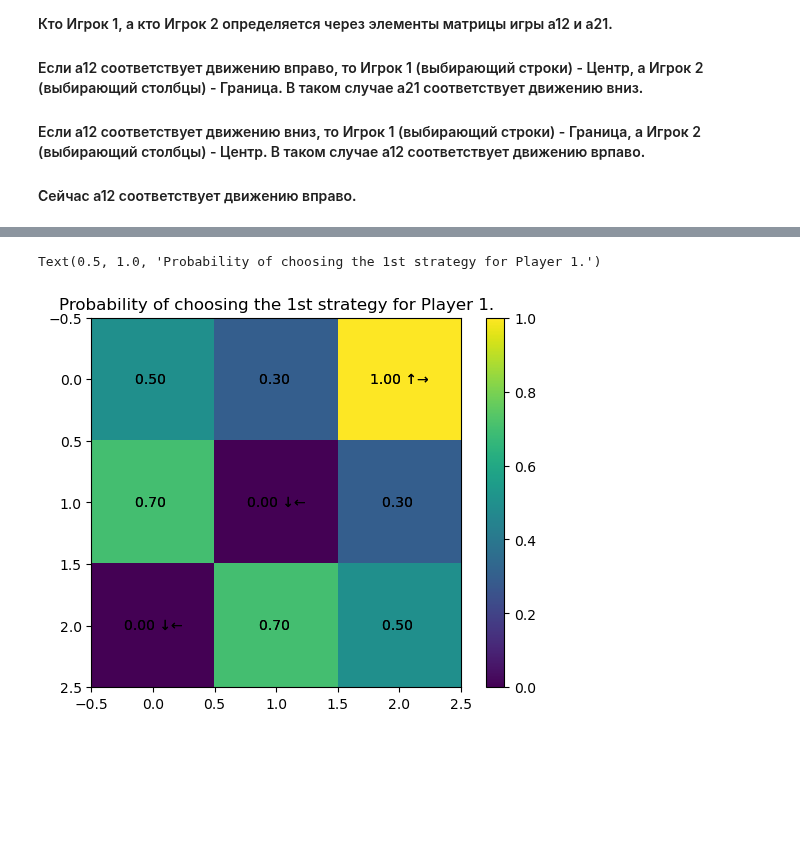
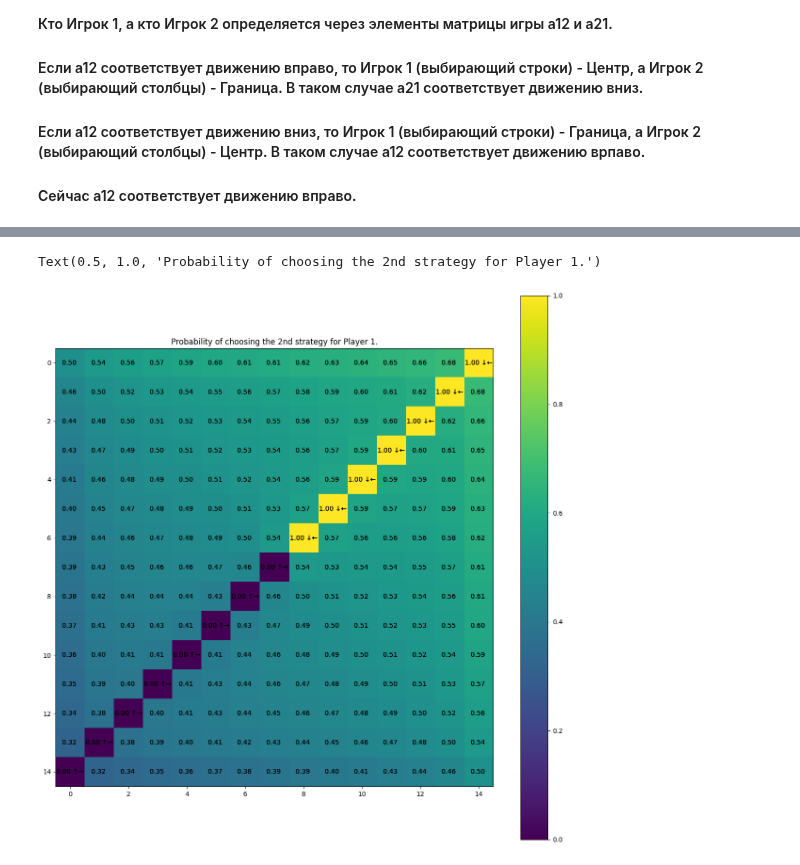
Before and after one commit to spells39/RWAnalyzer, a Jupyter notebook: src/GamePartition.ipynb, the cells around one changed output, grey strips where cells are left out. Saved outputs shown, nothing was run; the diff lists cells and outputs as text; code cells hidden in the pictures; blank space fills up the shorter version.

Commit message:
Game PvP solution is fixed. All is ok. 17x17 is saved

```diff
--- a/src/GamePartition.ipynb
+++ b/src/GamePartition.ipynb
@@ -3,7 +3,7 @@ import numpy as np
 from get_border_cases import get_border_cases
 import matplotlib.pyplot as plt
 # %%
-n = 5
+n = 17
 N = n - 1
 inner_n = n - 2
 border_cases = get_border_cases(N)
@@ -10,0 +31,3 @@ params = np.ones(inner_n ** 2)
+# %%
+game = np.array([[7, 3], [4, 5]])
+get_value(game.T), get_value(game)
@@ -148,3 +152,15 @@ def prepare_equations(w):
         eqs[i] = w[i] - v
 
     return tuple(eqs)
+# %%
+game = np.array([[2, 3], [4, 5]])
+game = np.array([[5, 4], [3, 2]])
+game = np.array([[4, 4], [3, 3]])
+res0 = np.max(np.min(game, axis=1))
+res1 = np.min(np.max(game, axis=0))
+print(game)
+print(game.flatten())
+print(res0, res1)
+res = res0
+index = next(i for i, _ in enumerate(game.flatten()) if np.isclose(_, res, rtol=1e-8, atol=1e-8))
+print(index, (1 - index // 2, 1 - index % 2))
@@ -160,6 +190,10 @@ def prepare_equations(w):
 # %%
 from scipy.optimize import fsolve
 
-starting_params = np.random.random(inner_n ** 2)
+#starting_params = np.random.random(inner_n ** 2) * (inner_n - 1) ** 2 * 0.68
+#starting_params = starting_params.reshape(inner_n, inner_n)
+#starting_params[1:-1, 1:-1] = np.array(vs).reshape(inner_n - 2, inner_n - 2)
+#starting_params = starting_params.flatten()
 #starting_params = np.ones(inner_n ** 2) * 3
-w_new = fsolve(prepare_equations, tuple(starting_params))
+w_new, _, _, message  = fsolve(prepare_equations, tuple(starting_params), full_output=True)
+print(message)
@@ -226,14 +337,15 @@ plt.title("Probability of choosing the 1st strategy for Player 1.")
 # %%
-plt.imshow(np.reshape(p1s, newshape=(inner_n, inner_n)))
+plt.figure(figsize=(15, 15))
+plt.imshow(1 - np.reshape(p1s, newshape=(inner_n, inner_n)))
 plt.colorbar()
-for (j, i), label in np.ndenumerate(np.reshape(p1s, newshape=(inner_n, inner_n))):
-    print_str_1 = "↑→" if np.isclose(label, 1) else ""
-    print_str_2 = "↓←" if np.isclose(label, 0) else ""
+for (j, i), label in np.ndenumerate(1 - np.reshape(p1s, newshape=(inner_n, inner_n))):
+    print_str_1 = "↓←" if np.isclose(label, 1) else ""
+    print_str_2 = "↑→" if np.isclose(label, 0) else ""
     plt.text(i, j, f"{label:.2f} " + print_str_1 + print_str_2, ha='center', va='center')
     plt.text(i, j, f"{label:.2f} " + print_str_1 + print_str_2, ha='center', va='center')
     #print(label)
-plt.title("Probability of choosing the 1st strategy for Player 1.")
+plt.title("Probability of choosing the 2nd strategy for Player 1.")
 # %% [output]
-Text(0.5, 1.0, 'Probability of choosing the 1st strategy for Player 1.')
+Text(0.5, 1.0, 'Probability of choosing the 2nd strategy for Player 1.')
-[figure, old version]
+[figure, new version]
 # %%
```
Also changed, not shown: parts of 17 cells of this notebook.
